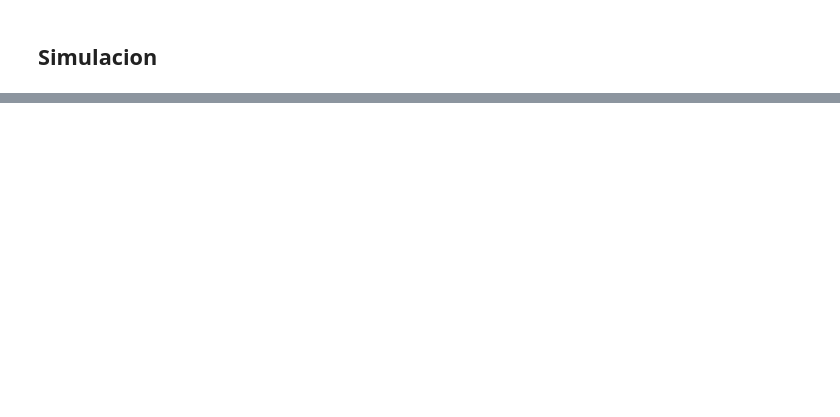
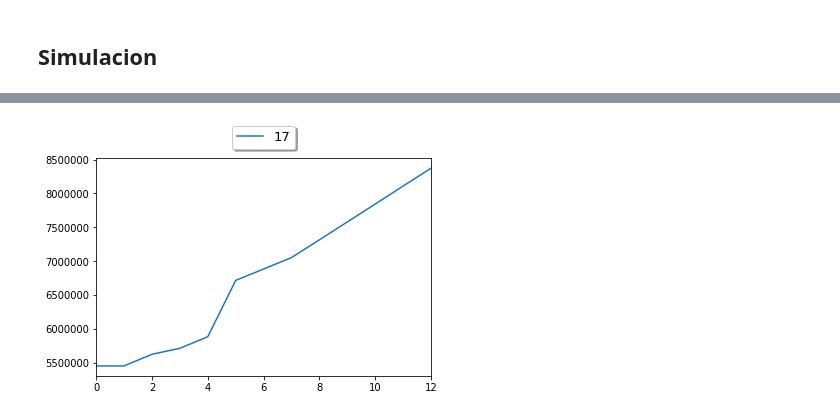
Before and after one commit to rsilvav/blockchain_gd, a Jupyter notebook: Simulaciones.ipynb, the cells around one changed output, grey strips where cells are left out. Cells and saved outputs as stored; diff of their text form; code cells hidden in the pictures; blank space fills up the shorter version.

```diff
--- a/Simulaciones.ipynb
+++ b/Simulaciones.ipynb
@@ -2020,0 +2041,11 @@ for i in range(5,9):
+# %%
+
+import matplotlib.pyplot as plt
+plt.plot(t,balances[17,:],label=str(17))
+#for i in range(17,25):
+ #   plt.plot(t[0:13],balances[i,:],label=str(i))
+plt.legend(loc='upper center', bbox_to_anchor=(0.5, 1.18),
+          fancybox=True, shadow=True, ncol=4, fontsize=13)
+plt.margins(x=0)
+# %% [output]
+[figure, added]
```
Also changed, not shown: parts of 17 cells of this notebook, 5 other files.
